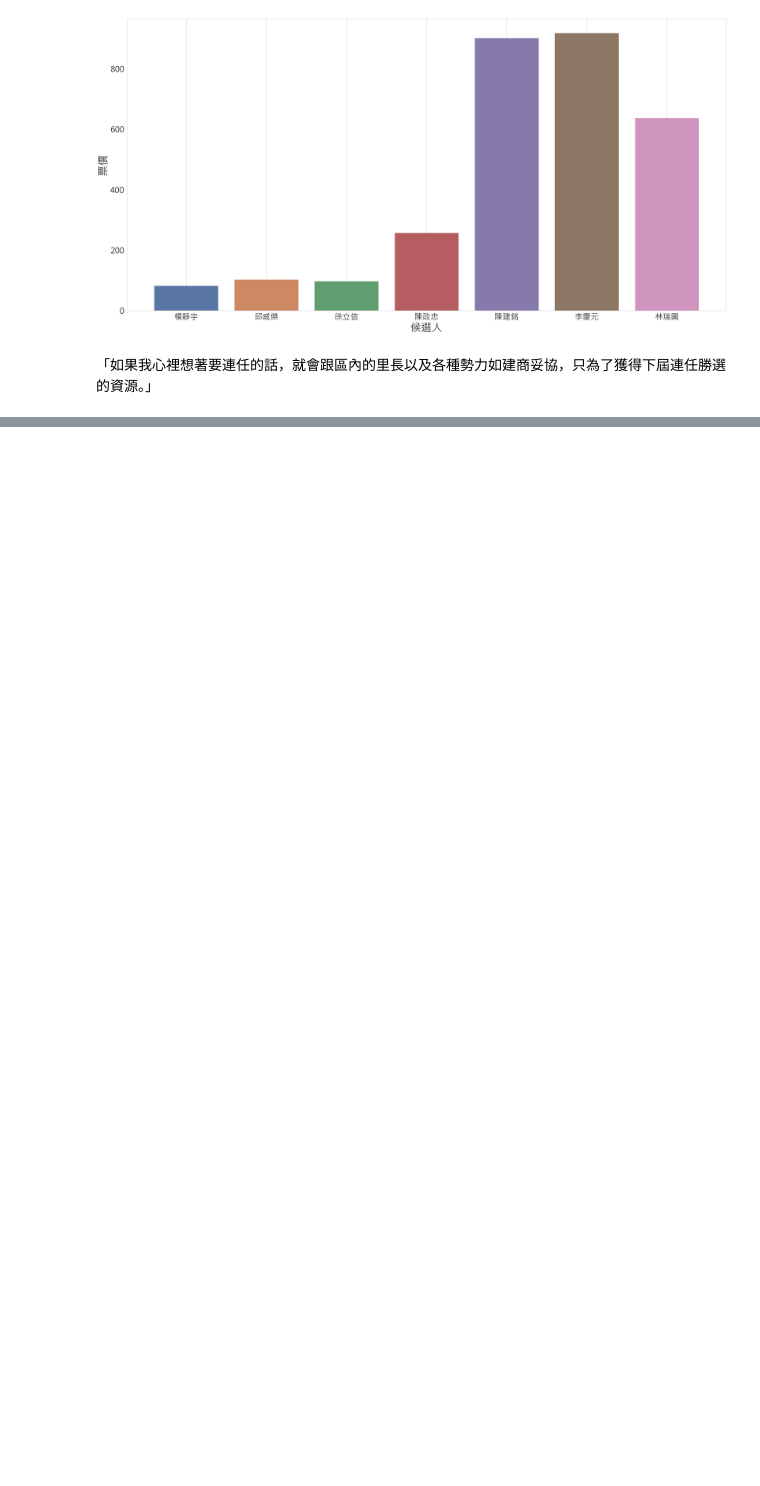
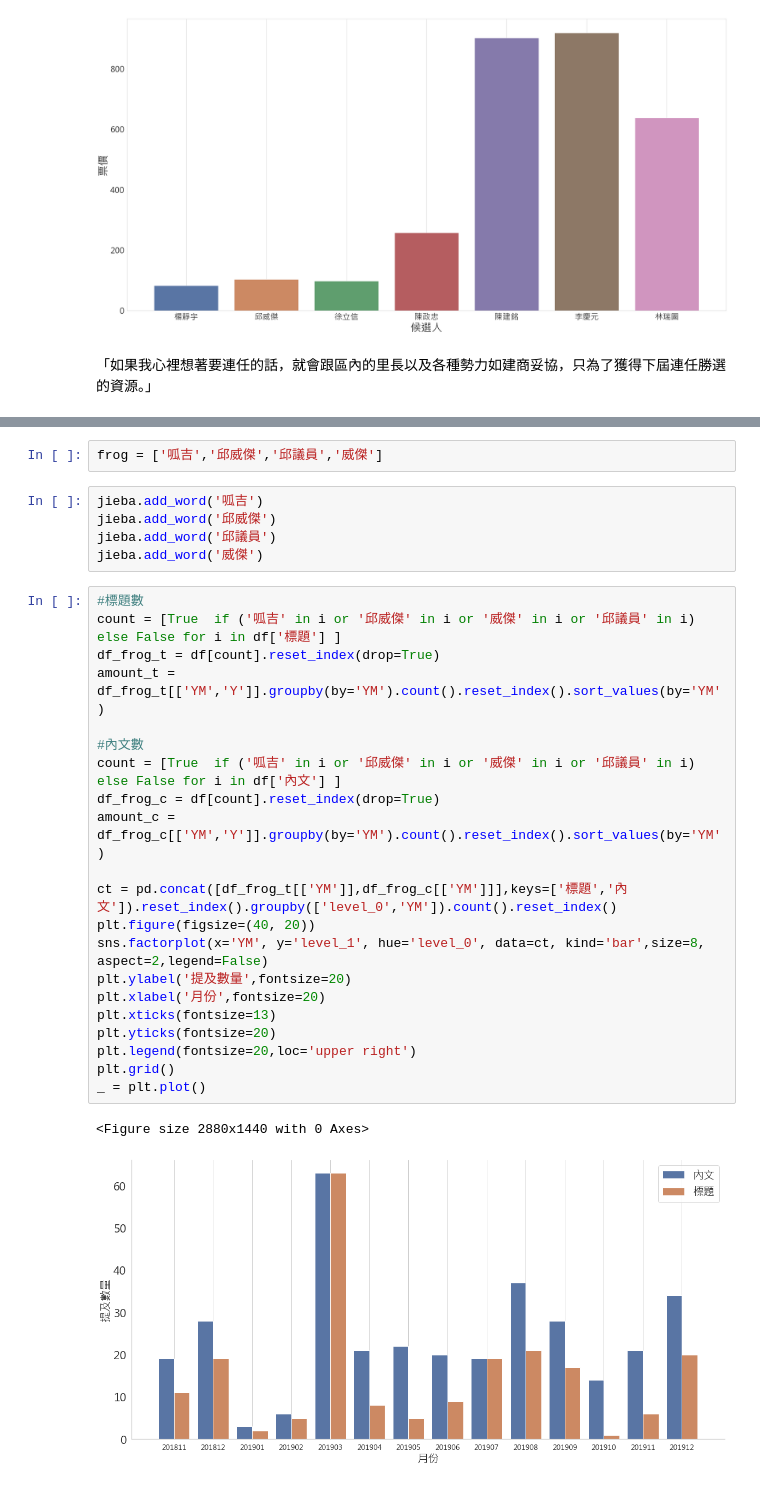
Before and after one commit to h30306/Learning-Notes, a Jupyter notebook: data-mining/Politics Analysis/Politics Analasis.ipynb, the cells around one changed output, grey strips where cells are left out. Saved outputs shown, nothing was run; the diff lists cells and outputs as text; blank space fills up the shorter version.

```diff
--- a/data-mining/Politics Analysis/Politics Analasis.ipynb
+++ b/data-mining/Politics Analysis/Politics Analasis.ipynb
@@ -493,0 +568,31 @@ _ = plt.plot()
+# %%
+frog = ['呱吉','邱威傑','邱議員','威傑']
+# %%
+jieba.add_word('呱吉')
+jieba.add_word('邱威傑')
+jieba.add_word('邱議員')
+jieba.add_word('威傑')
+# %%
+#標題數
+count = [True  if ('呱吉' in i or '邱威傑' in i or '威傑' in i or '邱議員' in i) else False for i in df['標題'] ]
+df_frog_t = df[count].reset_index(drop=True)
+amount_t = df_frog_t[['YM','Y']].groupby(by='YM').count().reset_index().sort_values(by='YM')
+
+#內文數
+count = [True  if ('呱吉' in i or '邱威傑' in i or '威傑' in i or '邱議員' in i) else False for i in df['內文'] ]
+df_frog_c = df[count].reset_index(drop=True)
+amount_c = df_frog_c[['YM','Y']].groupby(by='YM').count().reset_index().sort_values(by='YM')
+
+ct = pd.concat([df_frog_t[['YM']],df_frog_c[['YM']]],keys=['標題','內文']).reset_index().groupby(['level_0','YM']).count().reset_index()
+plt.figure(figsize=(40, 20))
+sns.factorplot(x='YM', y='level_1', hue='level_0', data=ct, kind='bar',size=8, aspect=2,legend=False)
+plt.ylabel('提及數量',fontsize=20)
+plt.xlabel('月份',fontsize=20)
+plt.xticks(fontsize=13)
+plt.yticks(fontsize=20)
+plt.legend(fontsize=20,loc='upper right')
+plt.grid()
+_ = plt.plot()
+# %% [output]
+<Figure size 2880x1440 with 0 Axes>
+[figure, added]
```
Also changed, not shown: parts of 39 cells of this notebook.
